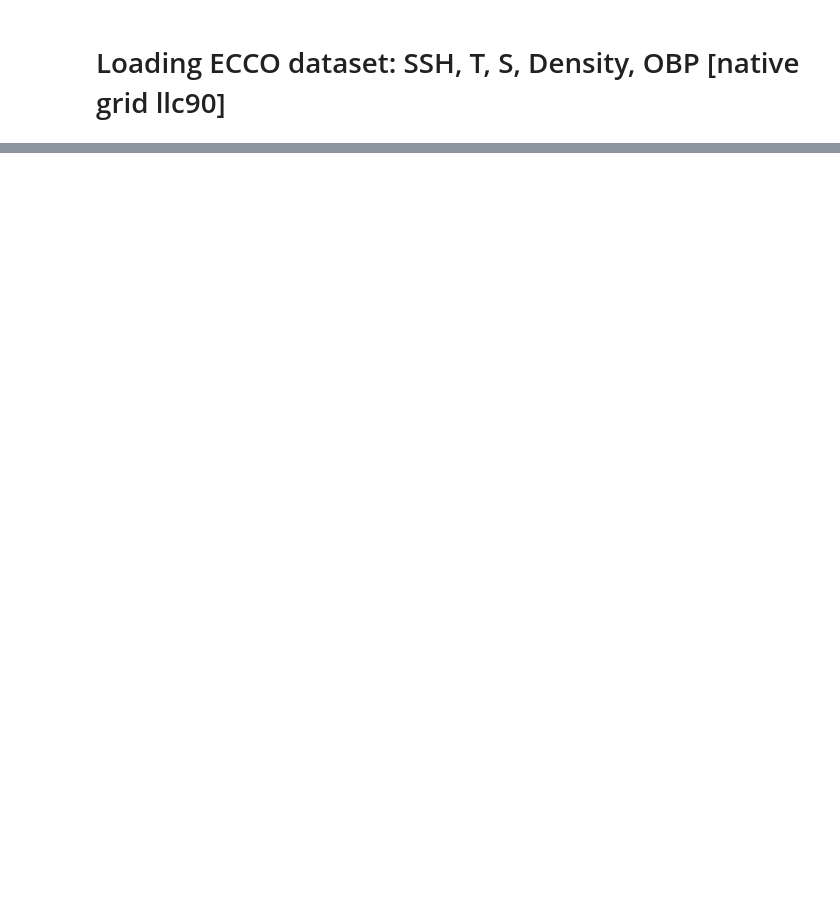
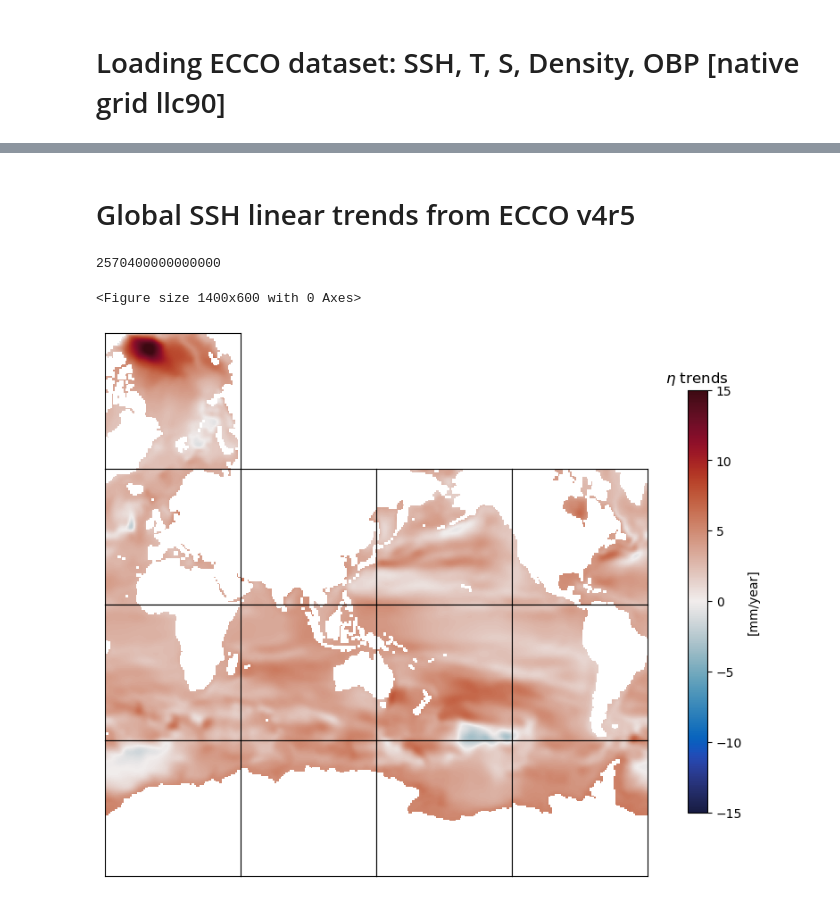
Before and after one commit to ojhoundegnonto/ESS25-Team_PISEAL, a Jupyter notebook: contributors/ohoundeg/SSH_analysis_ojh_v2.ipynb, the cells around one changed output, grey strips where cells are left out. Drawn from its saved outputs; the diff is of its cells as text; code cells hidden in the pictures; blank space fills up the shorter version.

```diff
--- a/contributors/ohoundeg/SSH_analysis_ojh_v2.ipynb
+++ b/contributors/ohoundeg/SSH_analysis_ojh_v2.ipynb
@@ -172,0 +321,22 @@ print(mzz_local_file)
+# %% [markdown]
+# Global SSH linear trends from ECCO v4r5
+# %%
+deltaT = int(ds_SSH.time[1]-ds_SSH.time[0])
+deltaT # ns for a month!
+# %% [output]
+2570400000000000
+# %%
+eta_trends = eta.polyfit(dim='time', deg=1, skipna=True)
+# The slope (trend) is in the coefficient with degree 1
+trend_slope = eta_trends['polyfit_coefficients'].sel(degree=1)*deltaT*12*1e3#*3.15576*1e16*1e3
+# %%
+fig = plt.figure(figsize=[14,6]);
+ecco.plot_tiles(trend_slope, show_colorbar=True,
+                cmin=-15, cmax=15,
+                cmap=cmocean.cm.balance,
+                rotate_to_latlon=True, layout='latlon',
+               show_tile_labels=False,show_cbar_label=True, cbar_label='[mm/year]');
+plt.title('$\eta$ trends');
+# %% [output]
+<Figure size 1400x600 with 0 Axes>
+[figure, added]
```
Also changed, not shown: parts of 27 cells of this notebook.
